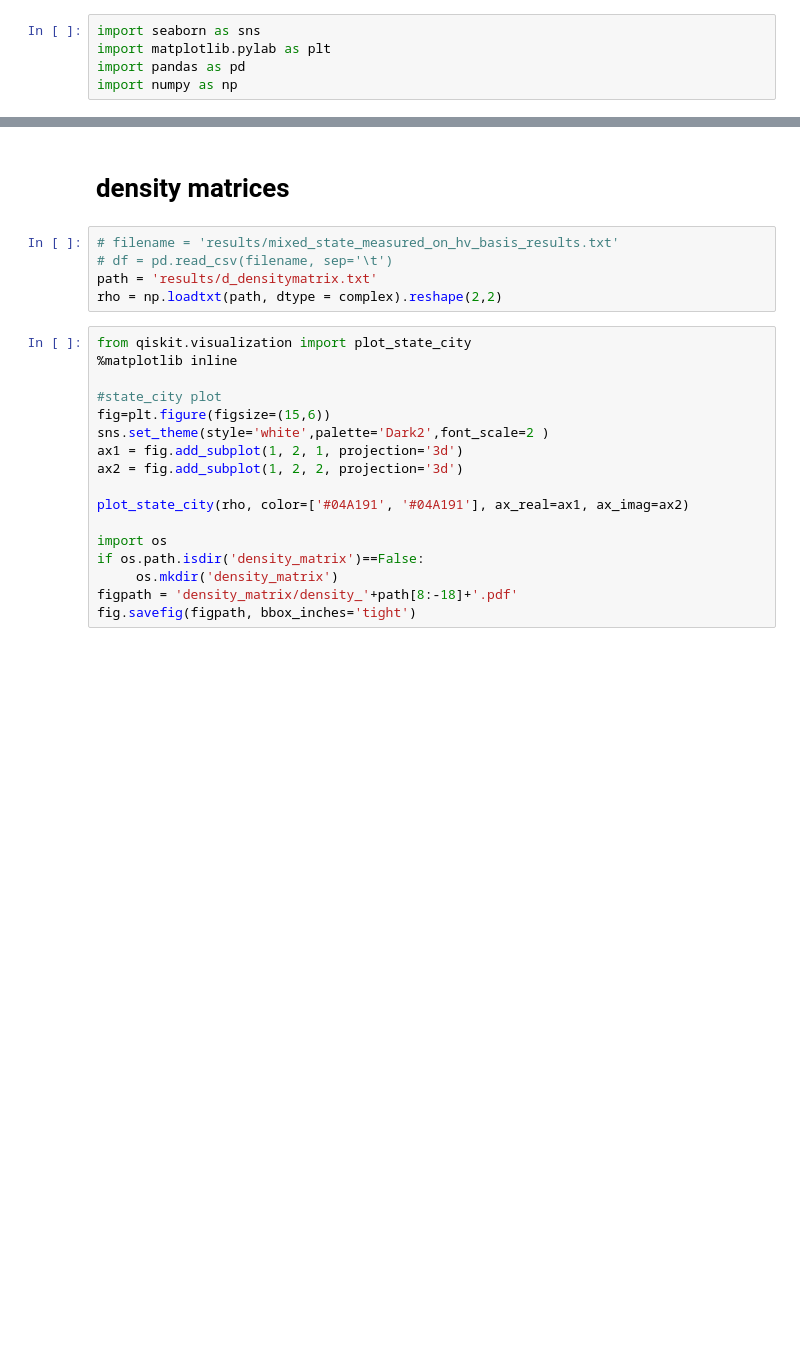
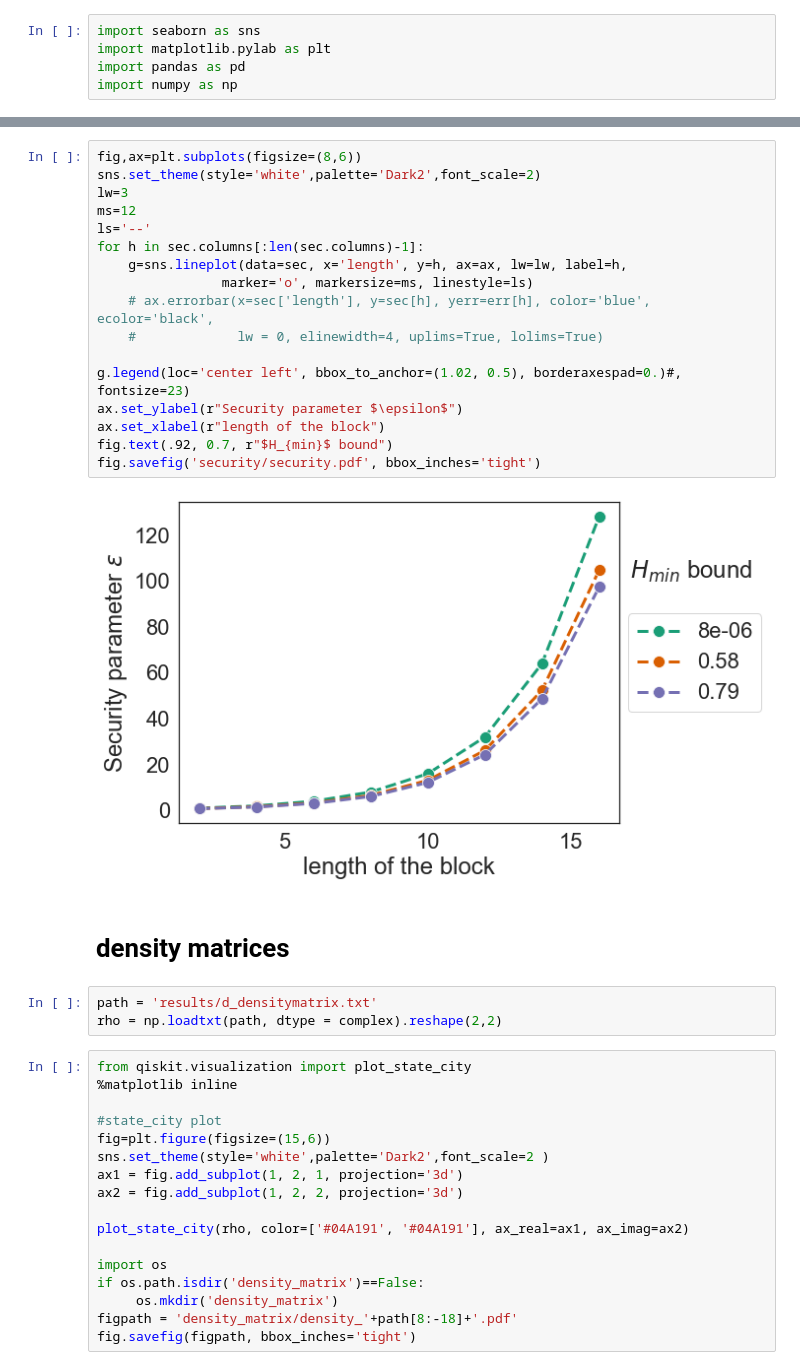
Before and after one commit to nicolezattarin/Quantum-Cryptography-protocols, a Jupyter notebook: QRNG/plots.ipynb, the cells around one changed output, grey strips where cells are left out. Cells and saved outputs as stored; diff of their text form; blank space fills up the shorter version.

```diff
--- a/QRNG/plots.ipynb
+++ b/QRNG/plots.ipynb
@@ -6,8 +29,25 @@ import numpy as np
+# %%
+fig,ax=plt.subplots(figsize=(8,6))
+sns.set_theme(style='white',palette='Dark2',font_scale=2)
+lw=3
+ms=12
+ls='--'
+for h in sec.columns[:len(sec.columns)-1]:
+    g=sns.lineplot(data=sec, x='length', y=h, ax=ax, lw=lw, label=h,
+                marker='o', markersize=ms, linestyle=ls)
+    # ax.errorbar(x=sec['length'], y=sec[h], yerr=err[h], color='blue', ecolor='black',
+    #             lw = 0, elinewidth=4, uplims=True, lolims=True)
+
+g.legend(loc='center left', bbox_to_anchor=(1.02, 0.5), borderaxespad=0.)#, fontsize=23)
+ax.set_ylabel(r"Security parameter $\epsilon$")
+ax.set_xlabel(r"length of the block")
+fig.text(.92, 0.7, r"$H_{min}$ bound")
+fig.savefig('security/security.pdf', bbox_inches='tight')
+# %% [output]
+[figure, added]
 # %% [markdown]
 #  density matrices
 # %%
-# filename = 'results/mixed_state_measured_on_hv_basis_results.txt'
-# df = pd.read_csv(filename, sep='\t')
 path = 'results/d_densitymatrix.txt'
 rho = np.loadtxt(path, dtype = complex).reshape(2,2)
 # %%
```
Also changed, not shown: parts of 5 cells of this notebook, 20 other files.
